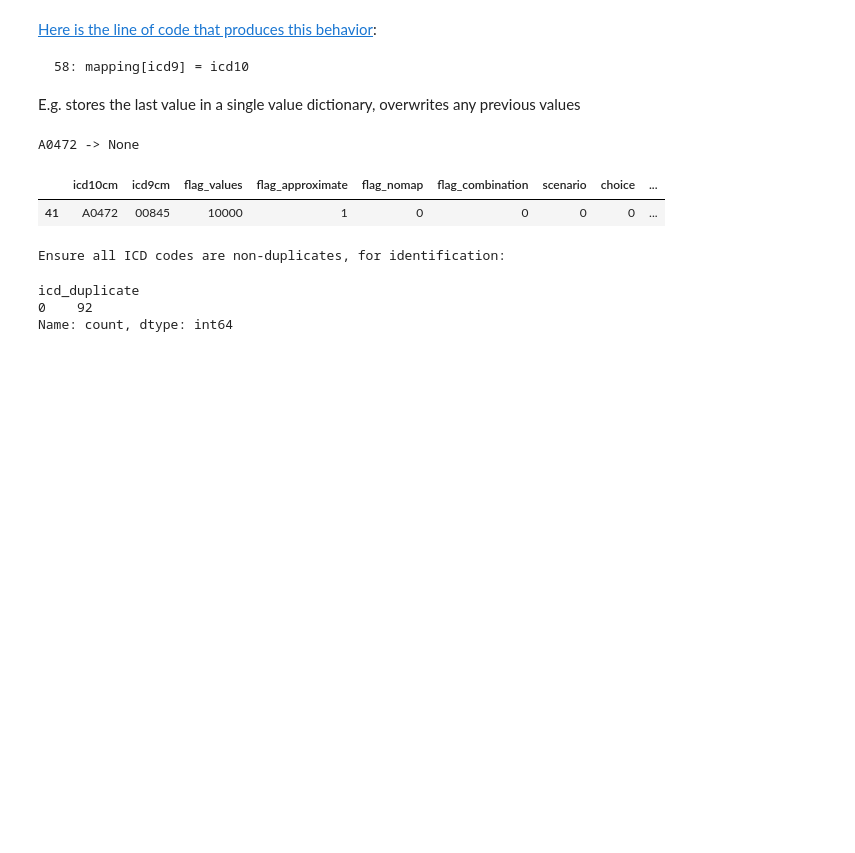
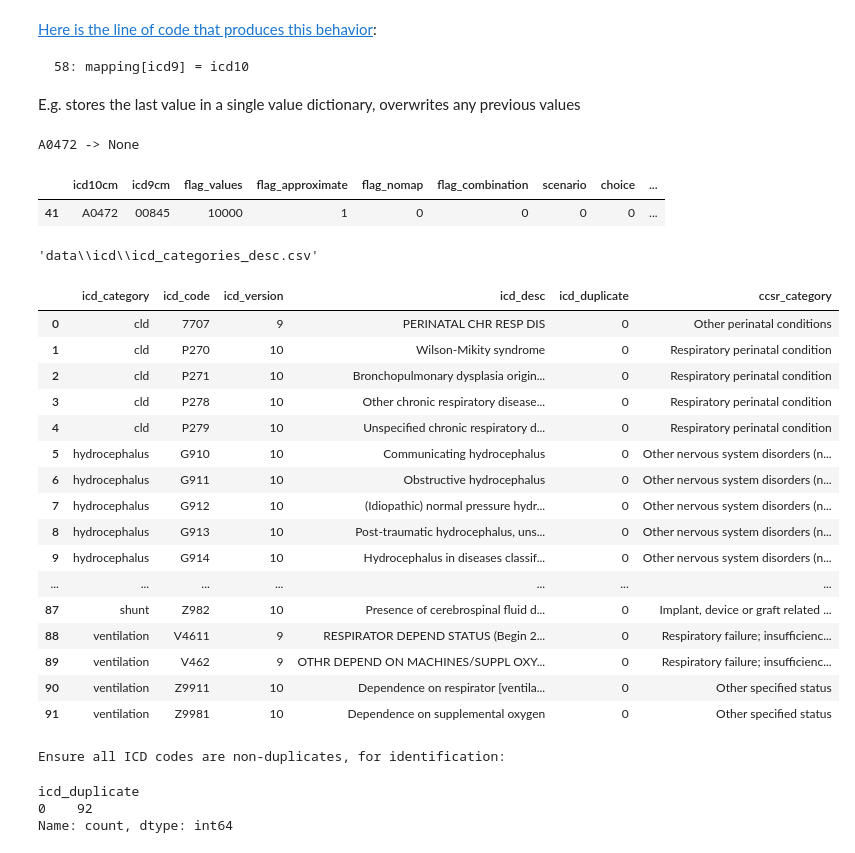
Before and after one commit to dhelkey/OpenInfant, a Jupyter notebook: process_icd.ipynb, the cells around one changed output. Saved outputs shown, nothing was run; the diff lists cells and outputs as text; code cells hidden in the pictures; blank space fills up the shorter version.

```diff
--- a/process_icd.ipynb
+++ b/process_icd.ipynb
@@ -536,6 +532,29 @@ icd_categories_out['ccsr_category'] = icd_categories_out.ccsr_category9\
                 .fillna(icd_categories_out.ccsr_category10)
 icd_categories_out = icd_categories_out.drop(columns=['ccsr_category9','ccsr_category10'])
 icd_categories_out.to_csv(file_out, index = False)
+file_out
+# %% [output]
+'data\\icd\\icd_categories_desc.csv'
+# %%
+icd_categories_out
+# %% [output]
+|  | icd_category | icd_code | icd_version | icd_desc | icd_duplicate | ccsr_category |
+| 0 | cld | 7707 | 9 | PERINATAL CHR RESP DIS | 0 | Other perinatal conditions |
+| 1 | cld | P270 | 10 | Wilson-Mikity syndrome | 0 | Respiratory perinatal condition |
+| 2 | cld | P271 | 10 | Bronchopulmonary dysplasia origin... | 0 | Respiratory perinatal condition |
+| 3 | cld | P278 | 10 | Other chronic respiratory disease... | 0 | Respiratory perinatal condition |
+| 4 | cld | P279 | 10 | Unspecified chronic respiratory d... | 0 | Respiratory perinatal condition |
+| 5 | hydrocephalus | G910 | 10 | Communicating hydrocephalus | 0 | Other nervous system disorders (n... |
+| 6 | hydrocephalus | G911 | 10 | Obstructive hydrocephalus | 0 | Other nervous system disorders (n... |
+| 7 | hydrocephalus | G912 | 10 | (Idiopathic) normal pressure hydr... | 0 | Other nervous system disorders (n... |
+| 8 | hydrocephalus | G913 | 10 | Post-traumatic hydrocephalus, uns... | 0 | Other nervous system disorders (n... |
+| 9 | hydrocephalus | G914 | 10 | Hydrocephalus in diseases classif... | 0 | Other nervous system disorders (n... |
+| ... | ... | ... | ... | ... | ... | ... |
+| 87 | shunt | Z982 | 10 | Presence of cerebrospinal fluid d... | 0 | Implant, device or graft related ... |
+| 88 | ventilation | V4611 | 9 | RESPIRATOR DEPEND STATUS (Begin 2... | 0 | Respiratory failure; insufficienc... |
+| 89 | ventilation | V462 | 9 | OTHR DEPEND ON MACHINES/SUPPL OXY... | 0 | Respiratory failure; insufficienc... |
+| 90 | ventilation | Z9911 | 10 | Dependence on respirator [ventila... | 0 | Other specified status |
+| 91 | ventilation | Z9981 | 10 | Dependence on supplemental oxygen | 0 | Other specified status |
 # %%
 print('Ensure all ICD codes are non-duplicates, for identification:')
 icd_categories_out.icd_duplicate.value_counts()
```
Also changed, not shown: parts of 1 cell of this notebook, 4 other files.
